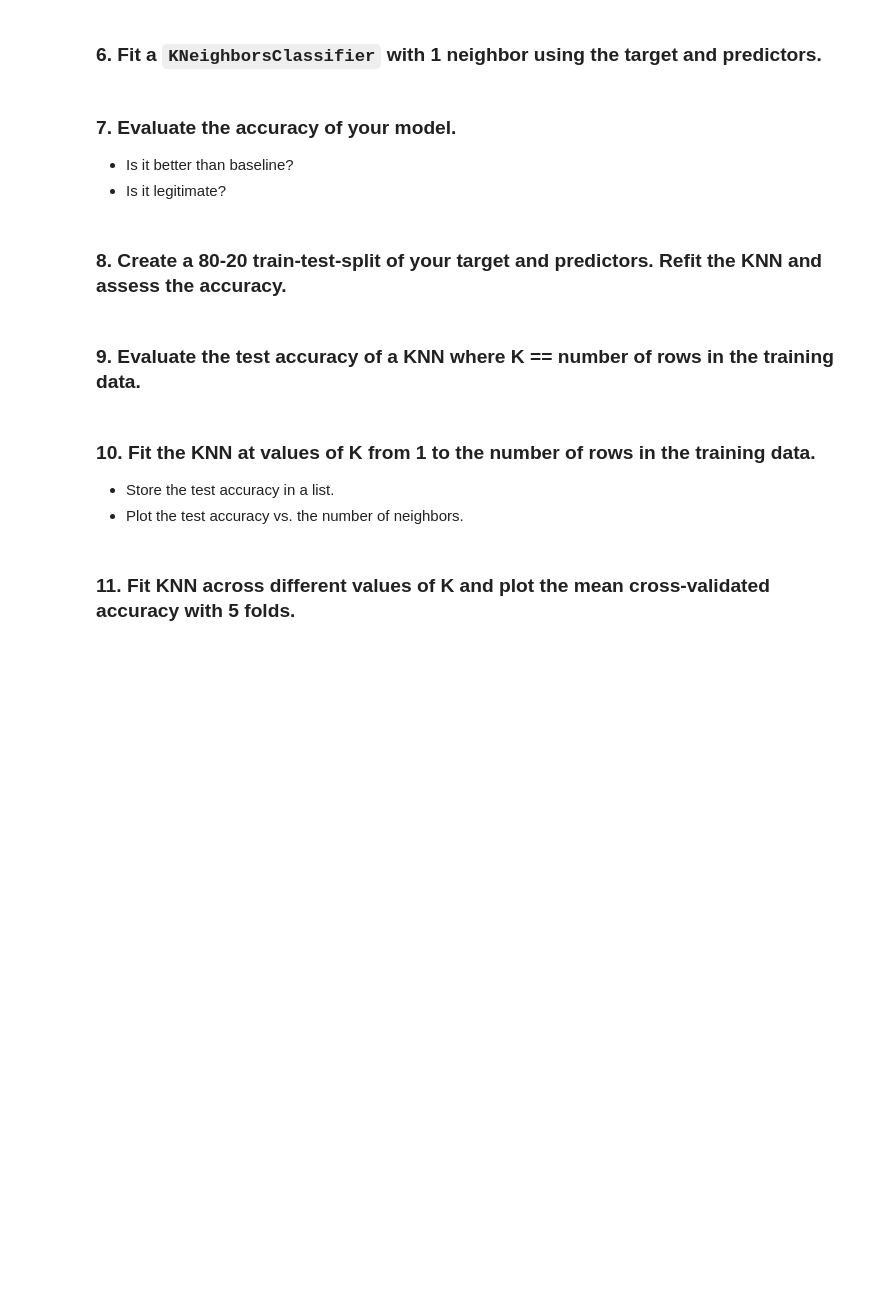
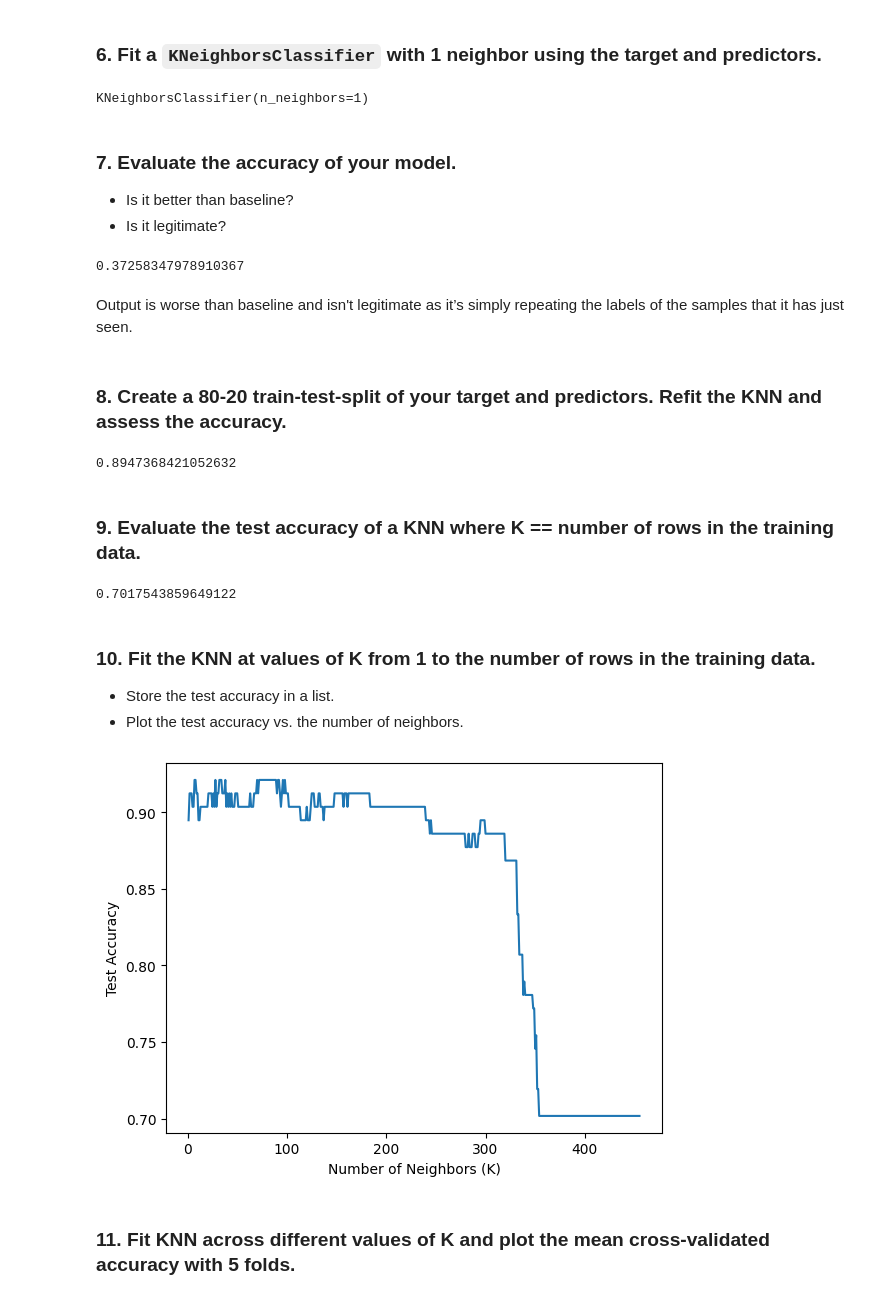
Before and after one commit to CDan07/IOD, a Jupyter notebook: Labs/Module 6/IOD_Lab_6_3.ipynb, the cells around one changed output. Drawn from its saved outputs; the diff is of its cells as text; code cells hidden in the pictures; blank space fills up the shorter version.

```diff
--- a/Labs/Module 6/IOD_Lab_6_3.ipynb
+++ b/Labs/Module 6/IOD_Lab_6_3.ipynb
@@ -97,0 +139,2 @@ memory usage: 137.9+ KB
+# %%
+X = X[['radius_mean', 'smoothness_mean', 'compactness_mean', 'concavity_mean', 'concave points_mean', 'symmetry_mean', 'texture_se', 'perimeter_se', 'radius_worst', 'texture_worst', 'smoothness_worst', 'compactness_worst', 'concavity_worst', 'concave points_worst', 'symmetry_worst']]
@@ -100,8 +150,12 @@ memory usage: 137.9+ KB
 # %%
 # ANSWER
 # Make an instance of a KNeighborsClassifier object with 1 neighbor
+knn = KNeighborsClassifier(n_neighbors=1)
 
 # fit on the unstandardized data:
+knn.fit(X, y)
+# %% [output]
+KNeighborsClassifier(n_neighbors=1)
 # %% [markdown]
 ### 7. Evaluate the accuracy of your model.
 - Is it better than baseline?
@@ -109,25 +163,46 @@ memory usage: 137.9+ KB
 # %%
 # ANSWER
 # predict the response values for the observations in X ("test the model")
+knn.predict(X)
 # store the predicted response values
+y_pred_nt = knn.predict(X)
+y_pred_nt.mean()
+# %% [output]
+0.37258347978910367
+# %% [markdown]
+Output is worse than baseline and isn't legitimate as it’s simply repeating the labels of the samples that it has just seen.
 # %% [markdown]
 ### 8. Create a 80-20 train-test-split of your target and predictors. Refit the KNN and assess the accuracy.
 # %%
 # ANSWER
+from sklearn import metrics
 # STEP 1: split X and y into training and testing sets (using random_state for reproducibility)
+X_train, X_test, y_train, y_test = train_test_split(X, y, test_size=0.2, random_state=4)
 
 # STEP 2: train the model on the training set (using K=1)
+knn = KNeighborsClassifier(n_neighbors=1)
+knn.fit(X_train, y_train)
 
 # STEP 3: test the model on the testing set, and check the accuracy
+y_pred_k1 = knn.predict(X_test)
+print(metrics.accuracy_score(y_test, y_pred_k1))
+# %% [output]
+0.8947368421052632
 # %% [markdown]
 ### 9. Evaluate the test accuracy of a KNN where K == number of rows in the training data.
 # %%
 # ANSWER
 # Create an instance of KNeighborsClassifier where n_neighbors = number of rows in the training data
+knn = KNeighborsClassifier(n_neighbors=len(X_train))
 
 # Fit Train Data
+knn.fit(X_train, y_train)
+y_pred_kn = knn.predict(X_test)
 
 # Print accuracy_score
+print(metrics.accuracy_score(y_test, y_pred_kn))
+# %% [output]
+0.7017543859649122
 # %% [markdown]
 ### 10. Fit the KNN at values of K from 1 to the number of rows in the training data.
 - Store the test accuracy in a list.
@@ -138,3 +210,23 @@ memory usage: 137.9+ KB
+# %%
+# ANSWER
+# plot test accuracy by number of neighbors:
+# Create a list to store the test accuracies
+test_accuracies = []
+
+# Fit the KNN model at values of K from 1 to the number of rows in the training data
+for k in range(1, len(X_train) + 1):
+    knn = KNeighborsClassifier(n_neighbors=k)
+    knn.fit(X_train, y_train)
+    y_pred = knn.predict(X_test)
+    test_accuracies.append(metrics.accuracy_score(y_test, y_pred))
+
+# Plot the test accuracy vs. the number of neighbors
+plt.plot(range(1, len(X_train) + 1), test_accuracies)
+plt.xlabel('Number of Neighbors (K)')
+plt.ylabel('Test Accuracy')
+plt.show()
+# %% [output]
+[figure, added]
 # %% [markdown]
 ### 11. Fit KNN across different values of K and plot the mean cross-validated accuracy with 5 folds.
 # %%
```
Also changed, not shown: parts of 11 cells of this notebook.
